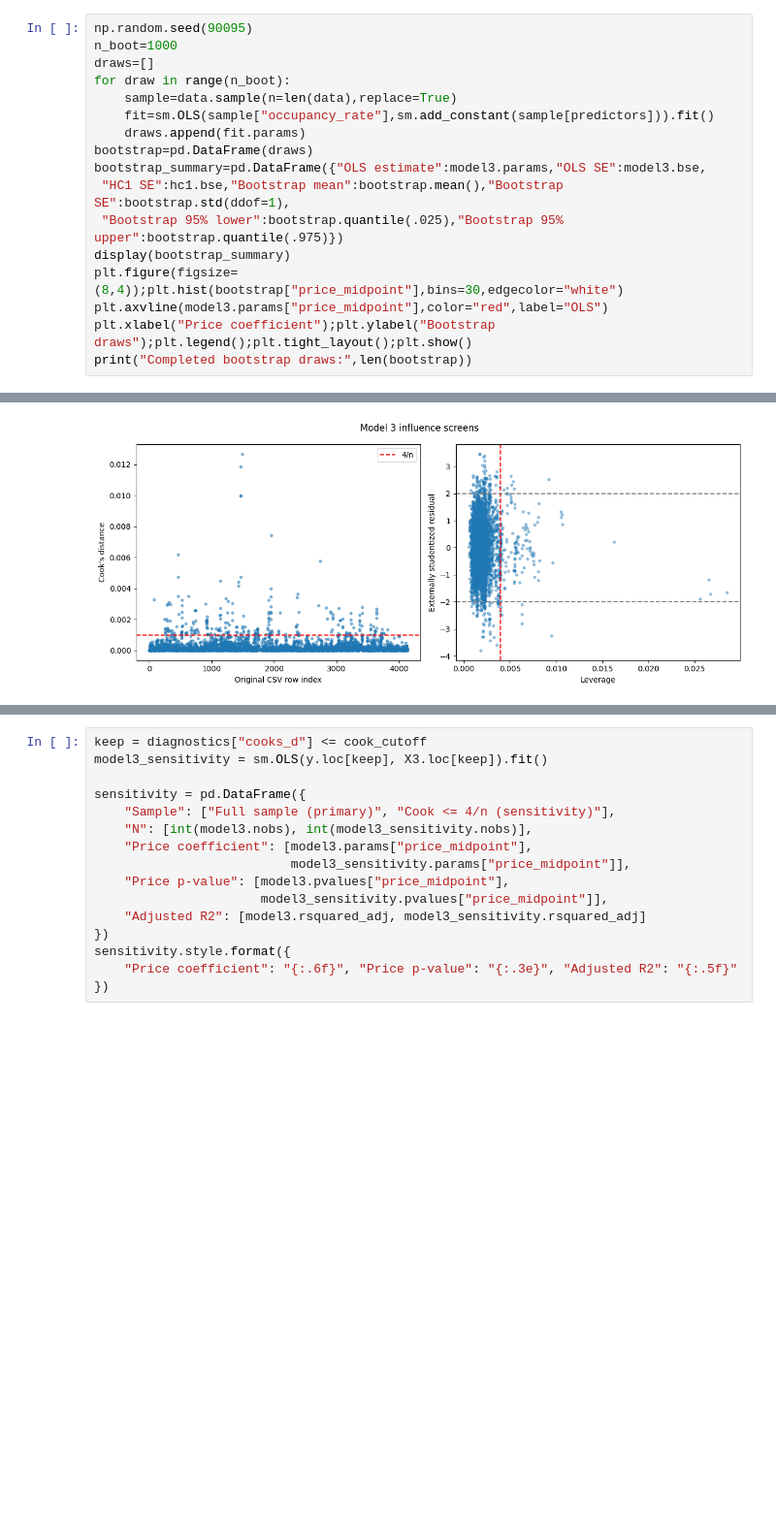
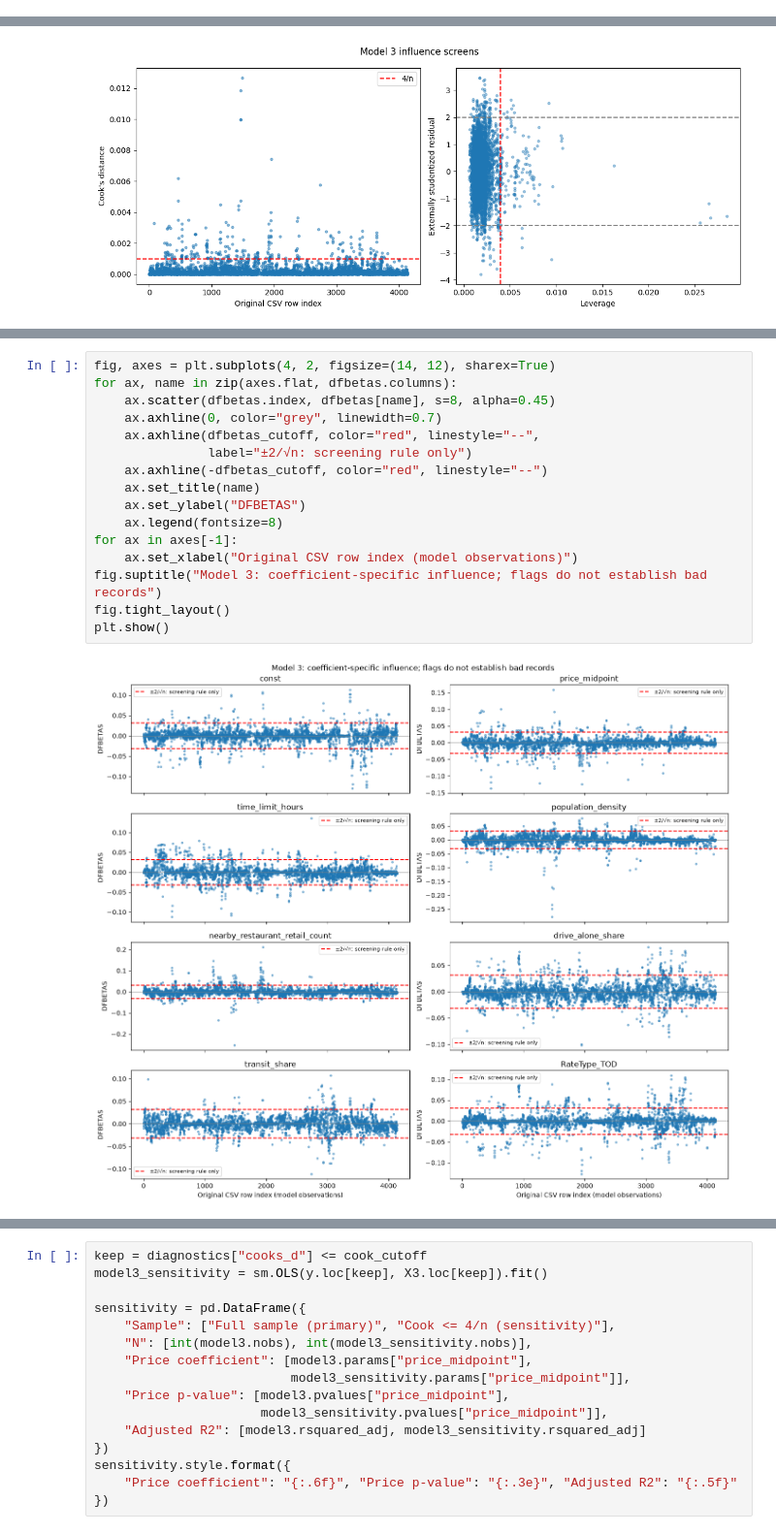
Before and after one commit to finnrcase/Spotless, a Jupyter notebook: notebooks/04_diagnostics_robustness.ipynb, the cells around one changed output, grey strips where cells are left out. Shown at 97% size. Saved outputs shown, nothing was run; the diff lists cells and outputs as text; blank space fills up the shorter version.

```diff
--- a/notebooks/04_diagnostics_robustness.ipynb
+++ b/notebooks/04_diagnostics_robustness.ipynb
@@ -195,17 +0,0 @@ Cook’s 4/n, leverage 2p/n and |studentized residual|>2 are complementary scree
-# %%
-np.random.seed(90095)
-n_boot=1000
-draws=[]
-for draw in range(n_boot):
-    sample=data.sample(n=len(data),replace=True)
-    fit=sm.OLS(sample["occupancy_rate"],sm.add_constant(sample[predictors])).fit()
-    draws.append(fit.params)
-bootstrap=pd.DataFrame(draws)
-bootstrap_summary=pd.DataFrame({"OLS estimate":model3.params,"OLS SE":model3.bse,
- "HC1 SE":hc1.bse,"Bootstrap mean":bootstrap.mean(),"Bootstrap SE":bootstrap.std(ddof=1),
- "Bootstrap 95% lower":bootstrap.quantile(.025),"Bootstrap 95% upper":bootstrap.quantile(.975)})
-display(bootstrap_summary)
-plt.figure(figsize=(8,4));plt.hist(bootstrap["price_midpoint"],bins=30,edgecolor="white")
-plt.axvline(model3.params["price_midpoint"],color="red",label="OLS")
-plt.xlabel("Price coefficient");plt.ylabel("Bootstrap draws");plt.legend();plt.tight_layout();plt.show()
-print("Completed bootstrap draws:",len(bootstrap))
@@ -783,0 +431,18 @@ DFBETAS is required by the assignment, but no DFBETAS example was found in the a
+# %%
+fig, axes = plt.subplots(4, 2, figsize=(14, 12), sharex=True)
+for ax, name in zip(axes.flat, dfbetas.columns):
+    ax.scatter(dfbetas.index, dfbetas[name], s=8, alpha=0.45)
+    ax.axhline(0, color="grey", linewidth=0.7)
+    ax.axhline(dfbetas_cutoff, color="red", linestyle="--",
+               label="±2/√n: screening rule only")
+    ax.axhline(-dfbetas_cutoff, color="red", linestyle="--")
+    ax.set_title(name)
+    ax.set_ylabel("DFBETAS")
+    ax.legend(fontsize=8)
+for ax in axes[-1]:
+    ax.set_xlabel("Original CSV row index (model observations)")
+fig.suptitle("Model 3: coefficient-specific influence; flags do not establish bad records")
+fig.tight_layout()
+plt.show()
+# %% [output]
+[figure, added]
```
Also changed, not shown: parts of 66 cells of this notebook.
